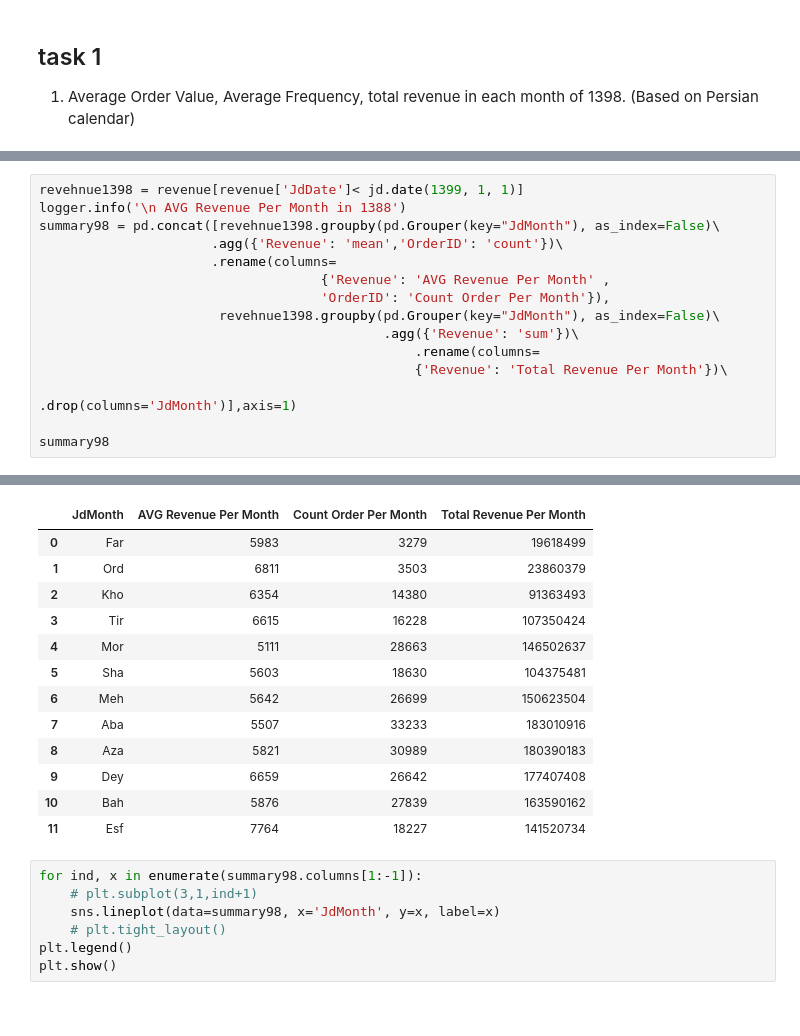
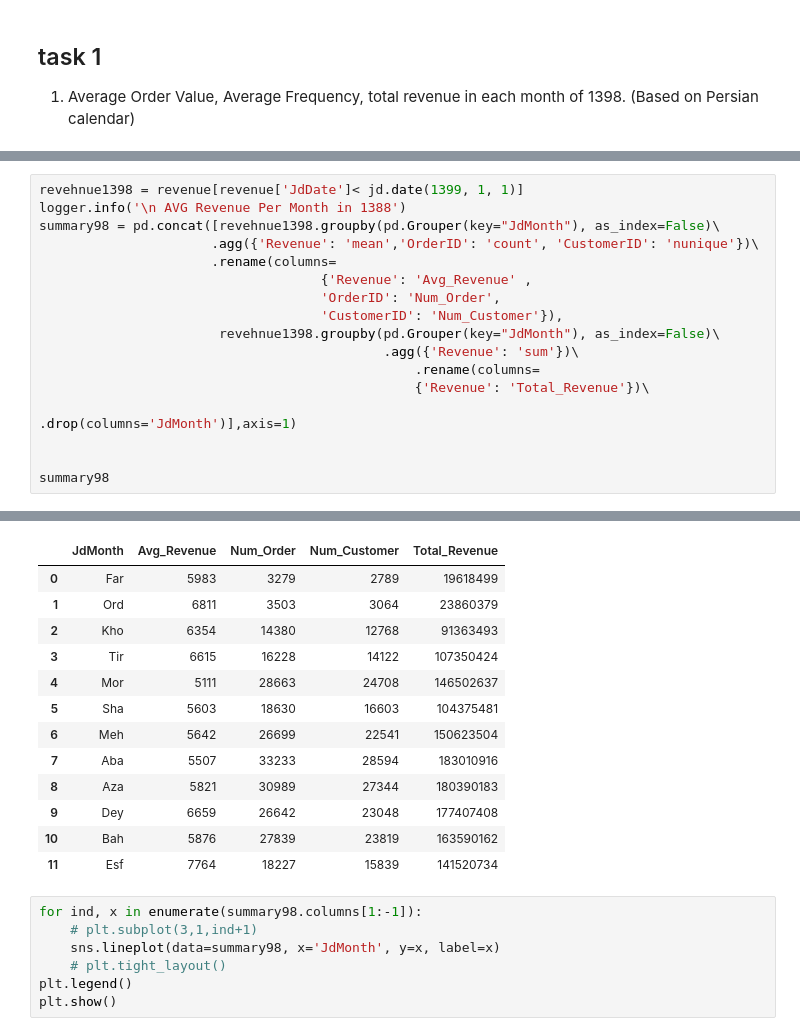
Before and after one commit to alephba/interview_tasks, a Jupyter notebook: src/notebook.ipynb, the cells around one changed output, grey strips where cells are left out. Drawn from its saved outputs; the diff is of its cells as text.

```diff
--- a/src/notebook.ipynb
+++ b/src/notebook.ipynb
@@ -135,15 +130,17 @@ logger.info(f'\n Average Order Value = {avg_order_val: .2f} \n Average Frequency
 revehnue1398 = revenue[revenue['JdDate']< jd.date(1399, 1, 1)]
 logger.info('\n AVG Revenue Per Month in 1388')
 summary98 = pd.concat([revehnue1398.groupby(pd.Grouper(key="JdMonth"), as_index=False)\
-                      .agg({'Revenue': 'mean','OrderID': 'count'})\
+                      .agg({'Revenue': 'mean','OrderID': 'count', 'CustomerID': 'nunique'})\
                       .rename(columns=
-                                    {'Revenue': 'AVG Revenue Per Month' ,
-                                    'OrderID': 'Count Order Per Month'}),
+                                    {'Revenue': 'Avg_Revenue' ,
+                                    'OrderID': 'Num_Order',
+                                    'CustomerID': 'Num_Customer'}),
                        revehnue1398.groupby(pd.Grouper(key="JdMonth"), as_index=False)\
                                             .agg({'Revenue': 'sum'})\
                                                 .rename(columns=
-                                                {'Revenue': 'Total Revenue Per Month'})\
+                                                {'Revenue': 'Total_Revenue'})\
                                                                 .drop(columns='JdMonth')],axis=1)
 
+
 summary98
 # %% [output]
@@ -151,17 +148,17 @@ summary98
  AVG Revenue Per Month in 1388
-|  | JdMonth | AVG Revenue Per Month | Count Order Per Month | Total Revenue Per Month |
-| 0 | Far | 5983 | 3279 | 19618499 |
-| 1 | Ord | 6811 | 3503 | 23860379 |
-| 2 | Kho | 6354 | 14380 | 91363493 |
-| 3 | Tir | 6615 | 16228 | 107350424 |
-| 4 | Mor | 5111 | 28663 | 146502637 |
-| 5 | Sha | 5603 | 18630 | 104375481 |
-| 6 | Meh | 5642 | 26699 | 150623504 |
-| 7 | Aba | 5507 | 33233 | 183010916 |
-| 8 | Aza | 5821 | 30989 | 180390183 |
-| 9 | Dey | 6659 | 26642 | 177407408 |
-| 10 | Bah | 5876 | 27839 | 163590162 |
-| 11 | Esf | 7764 | 18227 | 141520734 |
+|  | JdMonth | Avg_Revenue | Num_Order | Num_Customer | Total_Revenue |
+| 0 | Far | 5983 | 3279 | 2789 | 19618499 |
+| 1 | Ord | 6811 | 3503 | 3064 | 23860379 |
+| 2 | Kho | 6354 | 14380 | 12768 | 91363493 |
+| 3 | Tir | 6615 | 16228 | 14122 | 107350424 |
+| 4 | Mor | 5111 | 28663 | 24708 | 146502637 |
+| 5 | Sha | 5603 | 18630 | 16603 | 104375481 |
+| 6 | Meh | 5642 | 26699 | 22541 | 150623504 |
+| 7 | Aba | 5507 | 33233 | 28594 | 183010916 |
+| 8 | Aza | 5821 | 30989 | 27344 | 180390183 |
+| 9 | Dey | 6659 | 26642 | 23048 | 177407408 |
+| 10 | Bah | 5876 | 27839 | 23819 | 163590162 |
+| 11 | Esf | 7764 | 18227 | 15839 | 141520734 |
 # %%
 for ind, x in enumerate(summary98.columns[1:-1]):
     # plt.subplot(3,1,ind+1)
```
Also changed, not shown: parts of 36 cells of this notebook, 2 other files.
